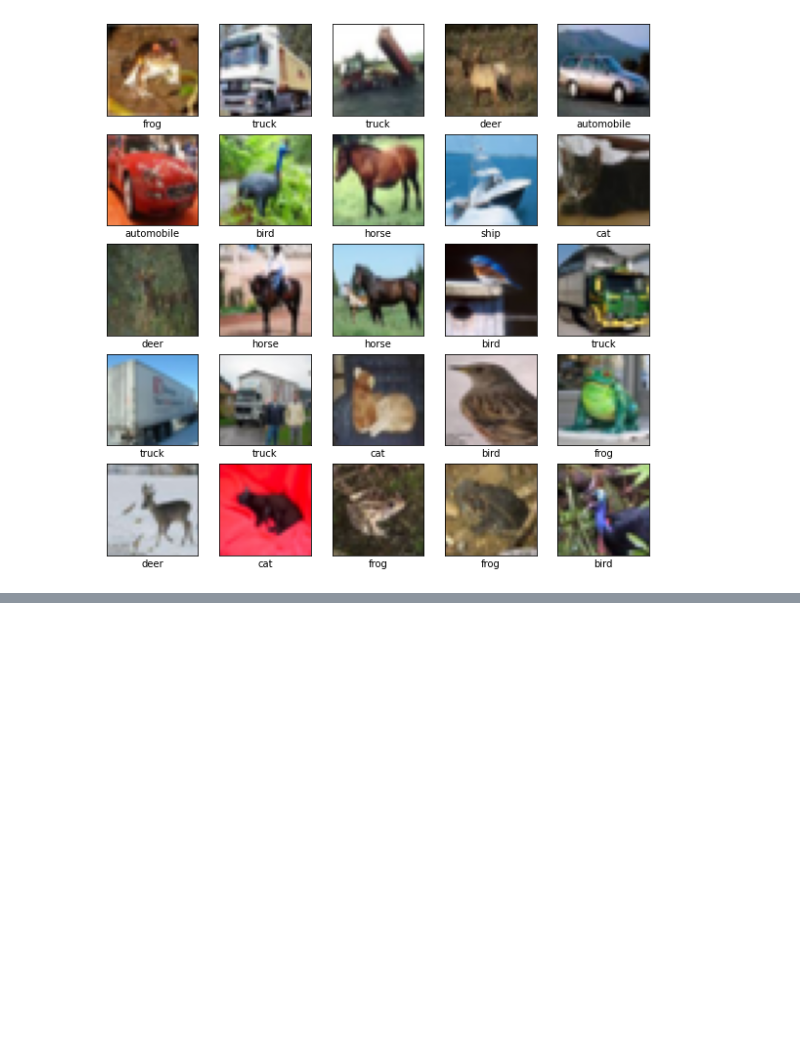
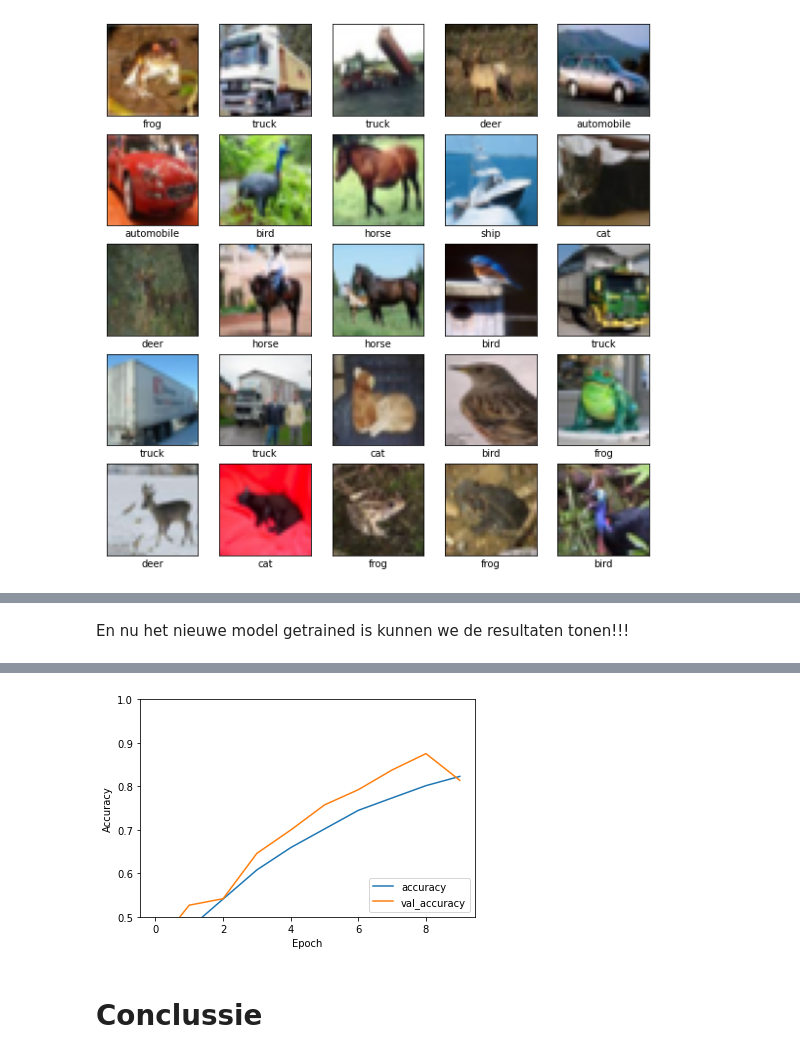
Before and after one commit to NickAndringa/ML_assignments, a Jupyter notebook: P5.ipynb, the cells around one changed output, grey strips where cells are left out. Cells and saved outputs as stored; diff of their text form; code cells hidden in the pictures; blank space fills up the shorter version.

```diff
--- a/P5.ipynb
+++ b/P5.ipynb
@@ -127,0 +168,16 @@ test_loss, test_acc = model.evaluate(test_images,  test_labels, verbose=2)
+# %%
+model = models.Sequential()
+model.add(layers.Conv2D(32, (5, 5), activation='relu', kernel_initializer='he_uniform', padding='same', kernel_regularizer=tf.keras.regularizers.l2(0.001), input_shape=(32, 32, 3)))
+model.add(layers.BatchNormalization())
+model.add(layers.Conv2D(32, (5, 5), activation='relu', kernel_initializer='he_uniform', padding='same', kernel_regularizer=tf.keras.regularizers.l2(0.001)))
+model.add(layers.MaxPooling2D((2, 2)))
+model.add(layers.Dropout(0.2))
+model.add(layers.Conv2D(64, (3, 3), activation='relu', kernel_initializer='he_uniform', padding='same', kernel_regularizer=tf.keras.regularizers.l2(0.001)))
+model.add(layers.BatchNormalization())
+model.add(layers.Conv2D(64, (3, 3), activation='relu', kernel_initializer='he_uniform', padding='same', kernel_regularizer=tf.keras.regularizers.l2(0.001)))
+model.add(layers.MaxPooling2D((2, 2)))
+
+
+model.add(layers.Flatten())
+model.add(layers.Dense(256, activation='relu', kernel_initializer='he_uniform', kernel_regularizer=tf.keras.regularizers.l2(0.001)))
+model.add(layers.Dense(10, activation='softmax'))
@@ -127,0 +206,2 @@ test_loss, test_acc = model.evaluate(test_images,  test_labels, verbose=2)
+# %%
+test_images_augmented, test_labels_augmented = next(datagen.flow(test_images, test_labels, batch_size=test_images.shape[0], shuffle=False))
@@ -127,0 +210,10 @@ test_loss, test_acc = model.evaluate(test_images,  test_labels, verbose=2)
+# %%
+model.compile(
+    optimizer='adam',
+    loss=tf.keras.losses.SparseCategoricalCrossentropy(),
+    metrics=['accuracy'],
+    )
+
+
+history = model.fit(test_images, test_labels, steps_per_epoch=50000//128, epochs=10,
+                    validation_data=(test_images, test_labels))
@@ -127,0 +241,13 @@ test_loss, test_acc = model.evaluate(test_images,  test_labels, verbose=2)
+# %% [markdown]
+En nu het nieuwe model getrained is kunnen we de resultaten tonen!!!
+# %%
+plt.plot(history.history['accuracy'], label='accuracy')
+plt.plot(history.history['val_accuracy'], label = 'val_accuracy')
+plt.xlabel('Epoch')
+plt.ylabel('Accuracy')
+plt.ylim([0.5, 1])
+plt.legend(loc='lower right')
+
+test_loss, test_acc = model.evaluate(test_images,  test_labels, verbose=2)
+test_loss, test_acc = model.evaluate(test_images_augmented,  test_labels_augmented, verbose=2)
+# %% [output]
@@ -127,0 +256,3 @@ test_loss, test_acc = model.evaluate(test_images,  test_labels, verbose=2)
+[figure, added]
+# %% [markdown]
+# Conclussie
```
Also changed, not shown: parts of 30 cells of this notebook, 2 other files.
